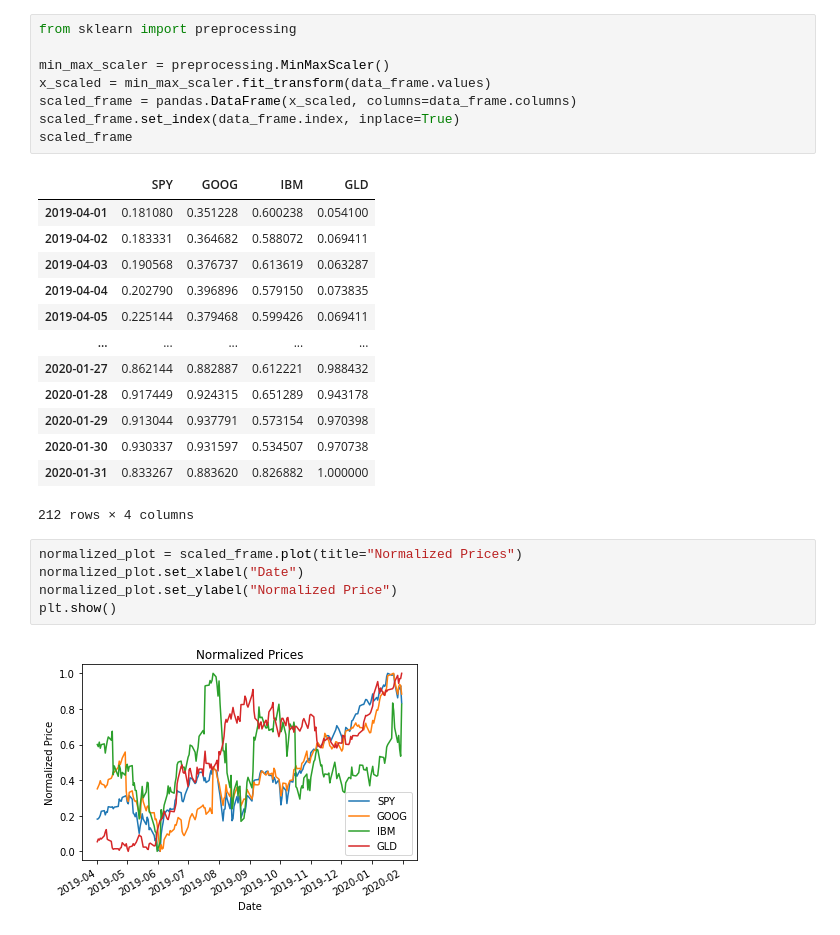
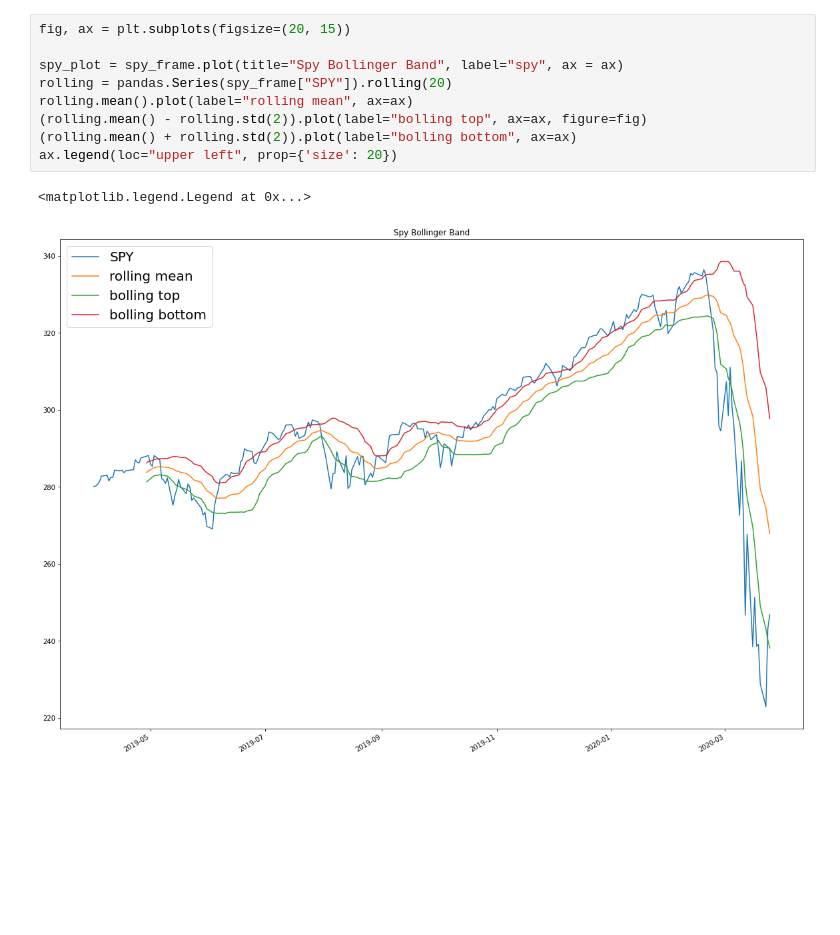
Before and after one commit to rharriso/machine-learning-for-trading, a Jupyter notebook: 01-02-Multiple-Stocks.ipynb, the cells around one changed output. Cells and saved outputs as stored; diff of their text form; blank space fills up the shorter version.

```diff
--- a/01-02-Multiple-Stocks.ipynb
+++ b/01-02-Multiple-Stocks.ipynb
@@ -57,29 +42,12 @@ data_frame["2019-04-05":"2019-04-10"][["SPY", "GLD"]]
-# %%
-from sklearn import preprocessing
-
-min_max_scaler = preprocessing.MinMaxScaler()
-x_scaled = min_max_scaler.fit_transform(data_frame.values)
-scaled_frame = pandas.DataFrame(x_scaled, columns=data_frame.columns)
-scaled_frame.set_index(data_frame.index, inplace=True)
-scaled_frame
-# %% [output]
-|  | SPY | GOOG | IBM | GLD |
-| 2019-04-01 | 0.181080 | 0.351228 | 0.600238 | 0.054100 |
-| 2019-04-02 | 0.183331 | 0.364682 | 0.588072 | 0.069411 |
-| 2019-04-03 | 0.190568 | 0.376737 | 0.613619 | 0.063287 |
-| 2019-04-04 | 0.202790 | 0.396896 | 0.579150 | 0.073835 |
-| 2019-04-05 | 0.225144 | 0.379468 | 0.599426 | 0.069411 |
-| ... | ... | ... | ... | ... |
-| 2020-01-27 | 0.862144 | 0.882887 | 0.612221 | 0.988432 |
-| 2020-01-28 | 0.917449 | 0.924315 | 0.651289 | 0.943178 |
-| 2020-01-29 | 0.913044 | 0.937791 | 0.573154 | 0.970398 |
-| 2020-01-30 | 0.930337 | 0.931597 | 0.534507 | 0.970738 |
-| 2020-01-31 | 0.833267 | 0.883620 | 0.826882 | 1.000000 |
-212 rows × 4 columns
-# %%
-normalized_plot = scaled_frame.plot(title="Normalized Prices")
-normalized_plot.set_xlabel("Date")
-normalized_plot.set_ylabel("Normalized Price")
-plt.show()
-# %% [output]
-[figure, removed]
+# %%
+fig, ax = plt.subplots(figsize=(20, 15))
+
+spy_plot = spy_frame.plot(title="Spy Bollinger Band", label="spy", ax = ax)
+rolling = pandas.Series(spy_frame["SPY"]).rolling(20)
+rolling.mean().plot(label="rolling mean", ax=ax)
+(rolling.mean() - rolling.std(2)).plot(label="bolling top", ax=ax, figure=fig)
+(rolling.mean() + rolling.std(2)).plot(label="bolling bottom", ax=ax)
+ax.legend(loc="upper left", prop={'size': 20})
+# %% [output]
+<matplotlib.legend.Legend at 0x...>
+[figure, added]
```
Also changed, not shown: parts of 4 cells of this notebook.
